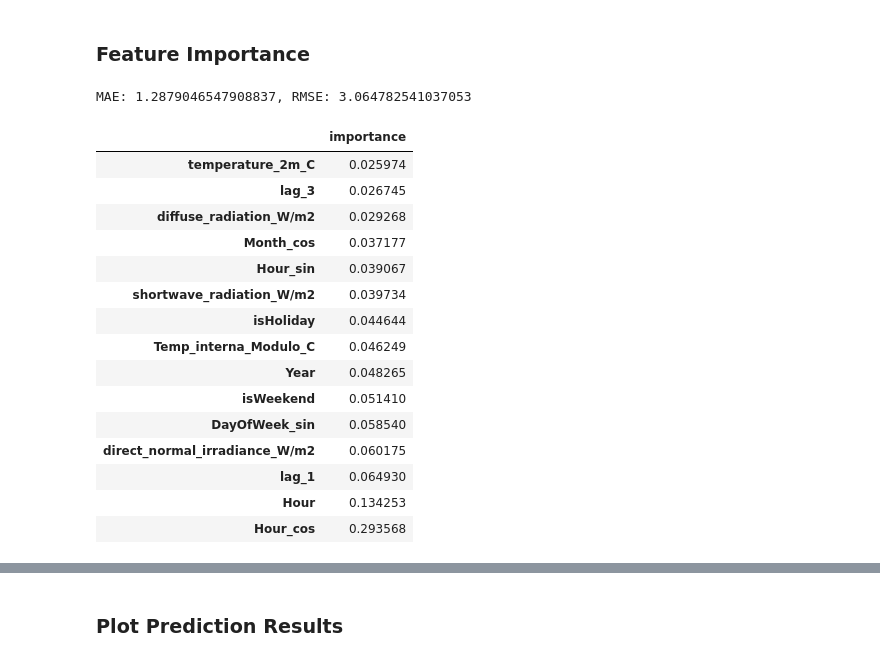
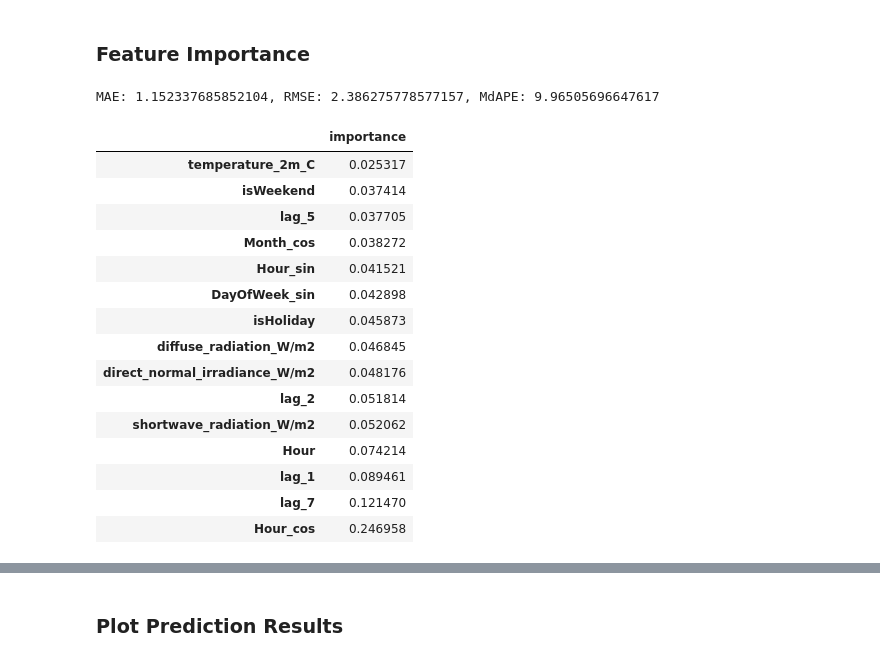
Before and after one commit to AFernandezBenages/WP4, a Jupyter notebook: code/ml_models.ipynb, the cells around one changed output, grey strips where cells are left out. Saved outputs shown, nothing was run; the diff lists cells and outputs as text; code cells hidden in the pictures.

```diff
--- a/code/ml_models.ipynb
+++ b/code/ml_models.ipynb
@@ -128,9 +127,9 @@ def permutation_feature_importance(model, X_test, y_test, feature_names):
     plt.show()
 # %%
 def addNLags(df, lags_list):
-    lag_df= df.copy()
+    lag_df = df.copy()
     for lag in lags_list:
-        lag_df[f'lag_{lag}'] = lag_df["Demanda_kWh"].shift(lag * 24).fillna(0)
+        lag_df[f'lag_{lag}'] = lag_df["Demanda_kWh"].shift(lag * 24)
 
     return lag_df.fillna(0)
 # %%
@@ -138,6 +137,9 @@ def normalizeData(data):
     df = data.copy()
     scaler = MinMaxScaler()
     return scaler.fit_transform(df)
+# %%
+def median_absolute_percentage_error(y_true, y_pred):
+    return np.median(np.abs((y_true - y_pred) / y_true)) * 100
 # %% [markdown]
 ## Machine Learning Models
 # %% [markdown]
@@ -343,12 +346,12 @@ best_lags_comb
 df = pd.read_csv(parameters["dataset"]["path"], index_col=None)
 df["Date"] = pd.to_datetime(df["Date"])
 df.set_index("Date", inplace=True)
-df = df.resample('1H').mean()
 df.reset_index(inplace=True)
 dates = df["Date"]
 dates = pd.to_datetime(dates)
+
 df["Demanda_kWh"] = np.log1p(df["Demanda_kWh"].values)
-df = addNLags(df, best_lags_comb)
+df = addNLags(df, [1,2, 5, 7])
 df = df.drop(columns=["Date"], axis=1)
 df.columns = df.columns.map(str)
 
@@ -357,7 +360,7 @@ X = df.drop(columns=["Demanda_kWh", "pressure_msl_hPa", "dew_point_2m_C", "surfa
     "cloud_cover_%", "cloud_cover_high_%", "et0_fao_evapotranspiration_mm", "vapour_pressure_deficit_kPa",
     "wind_speed_10m_km/h", "wind_direction_10m_º", "wind_gusts_10m", "terrestrial_radiation_W/m2",
     "DayOfYear", "DayOfWeek", "temp_cluster", "Season", "Month", "relative_humidity_2m_%", "Month_sin", "is_day", "DayOfYear_sin", "sunshine_duration_sec",
-    "direct_radiation_W/m2", "global_tilted_irradiance_W/m2", "DayOfYear_cos", "DayOfWeek_cos", "apparent_temperature_C", "Year"], axis=1)
+    "direct_radiation_W/m2", "global_tilted_irradiance_W/m2", "DayOfYear_cos", "DayOfWeek_cos", "apparent_temperature_C", "Temp_interna_Modulo_C", "Year"], axis=1)
 trainingSize = int(parameters["dataset"]["trainingSize"] * df.shape[0])
 col_names = list(X.columns)
 
@@ -369,5 +372,5 @@ X_test_dates = dates.loc[trainingSize:].copy()
 print(f"Total Lags: {len(df)}")
 print(f"Training Size:{len(X_train)}")
 print(f"Test Size: {len(X_test)}")
-df.columns
+X.columns
 # %% [output]
@@ -555,41 +552,46 @@ def gridSearchLGBM(params):
     config["mae"] = best_mae
     return config
 #gridSearchLGBM(params)
+# %%
+def median_absolute_percentage_error(y_true, y_pred):
+    return np.median(np.abs((y_true - y_pred) / y_true)) * 100
 # %% [markdown]
 ### Feature Importance
 # %%
-regressorXGBR = XGBRegressor(objective='reg:absoluteerror', n_estimators=1300, learning_rate = 0.005, max_depth=8, colsample_bytree = 1, colsample_bynode = 0.9, gamma=7, random_state=123)
+regressorXGBR = XGBRegressor(objective='reg:absoluteerror', n_estimators=1300, learning_rate = 0.01, max_depth=9, colsample_bytree = .7, colsample_bynode = 0.7, gamma=7, random_state=123)
 regressorXGBR.fit(
     X = X_train,
     y = y_train,
     verbose=0
 )
 
 y_pred = regressorXGBR.predict(X_test)
-mae = mean_absolute_error(np.exp(y_test), np.exp(y_pred))
-rmse = root_mean_squared_error(np.exp(y_test), np.exp(y_pred))
-print(f"MAE: {mae}, RMSE: {rmse}")
+mae = mean_absolute_error(np.expm1(y_test), np.expm1(y_pred))
+rmse = root_mean_squared_error(np.expm1(y_test), np.expm1(y_pred))
+mape = mean_absolute_percentage_error(np.expm1(y_test), np.expm1(y_pred))
+mdape = median_absolute_percentage_error(np.expm1(y_test), np.expm1(y_pred))
+print(f"MAE: {mae}, RMSE: {rmse}, MdAPE: {mdape}")
 
 imp_df = pd.DataFrame(data=regressorXGBR.feature_importances_, index=regressorXGBR.feature_names_in_, columns=['importance'])
 imp_df.sort_values(by=["importance"])
 # %% [output]
-MAE: 1.2879046547908837, RMSE: 3.064782541037053
+MAE: 1.152337685852104, RMSE: 2.386275778577157, MdAPE: 9.96505696647617
 |  | importance |
-| temperature_2m_C | 0.025974 |
-| lag_3 | 0.026745 |
-| diffuse_radiation_W/m2 | 0.029268 |
-| Month_cos | 0.037177 |
-| Hour_sin | 0.039067 |
-| shortwave_radiation_W/m2 | 0.039734 |
-| isHoliday | 0.044644 |
-| Temp_interna_Modulo_C | 0.046249 |
-| Year | 0.048265 |
-| isWeekend | 0.051410 |
-| DayOfWeek_sin | 0.058540 |
-| direct_normal_irradiance_W/m2 | 0.060175 |
-| lag_1 | 0.064930 |
-| Hour | 0.134253 |
-| Hour_cos | 0.293568 |
+| temperature_2m_C | 0.025317 |
+| isWeekend | 0.037414 |
+| lag_5 | 0.037705 |
+| Month_cos | 0.038272 |
+| Hour_sin | 0.041521 |
+| DayOfWeek_sin | 0.042898 |
+| isHoliday | 0.045873 |
+| diffuse_radiation_W/m2 | 0.046845 |
+| direct_normal_irradiance_W/m2 | 0.048176 |
+| lag_2 | 0.051814 |
+| shortwave_radiation_W/m2 | 0.052062 |
+| Hour | 0.074214 |
+| lag_1 | 0.089461 |
+| lag_7 | 0.121470 |
+| Hour_cos | 0.246958 |
 # %%
 permutation_feature_importance(regressorXGBR, X_test.to_numpy(), y_test, np.array(col_names))
 # %% [output]
```
Also changed, not shown: parts of 22 cells of this notebook, 2 other files.
